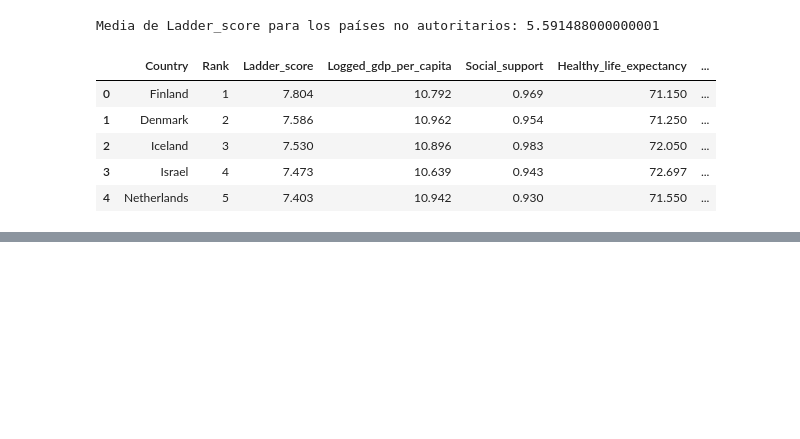
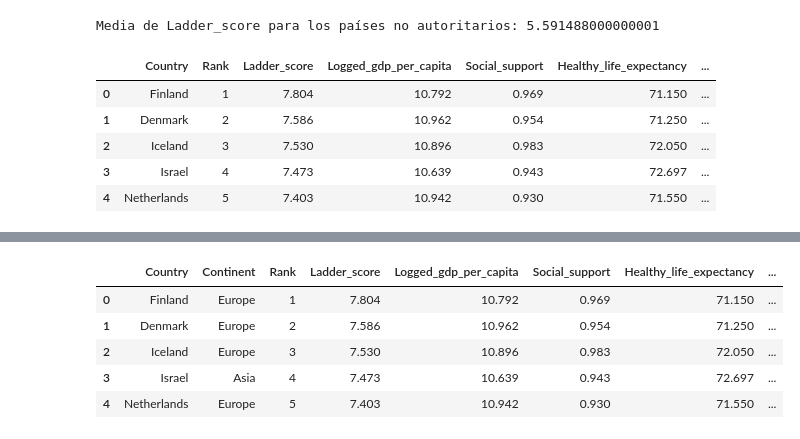
Before and after one commit to jose-luis666/w8-final_project, a Jupyter notebook: Untitled-2.ipynb, the cells around one changed output, grey strips where cells are left out. Cells and saved outputs as stored; diff of their text form; code cells hidden in the pictures; blank space fills up the shorter version.

```diff
--- a/Untitled-2.ipynb
+++ b/Untitled-2.ipynb
@@ -754,0 +798,16 @@ df.head()
+# %%
+# Ahora colocamos la columna Continent al lado de Country, para que se puedan identificar mejor
+
+cols = df.columns.tolist()
+cols.insert(1, cols[-1])
+cols = cols[:-1]
+df = df[cols]
+# %%
+df.head()
+# %% [output]
+|  | Country | Continent | Rank | Ladder_score | Logged_gdp_per_capita | Social_support | Healthy_life_expectancy | ... |
+| 0 | Finland | Europe | 1 | 7.804 | 10.792 | 0.969 | 71.150 | ... |
+| 1 | Denmark | Europe | 2 | 7.586 | 10.962 | 0.954 | 71.250 | ... |
+| 2 | Iceland | Europe | 3 | 7.530 | 10.896 | 0.983 | 72.050 | ... |
+| 3 | Israel | Asia | 4 | 7.473 | 10.639 | 0.943 | 72.697 | ... |
+| 4 | Netherlands | Europe | 5 | 7.403 | 10.942 | 0.930 | 71.550 | ... |
```
Also changed, not shown: parts of 6 cells of this notebook.
